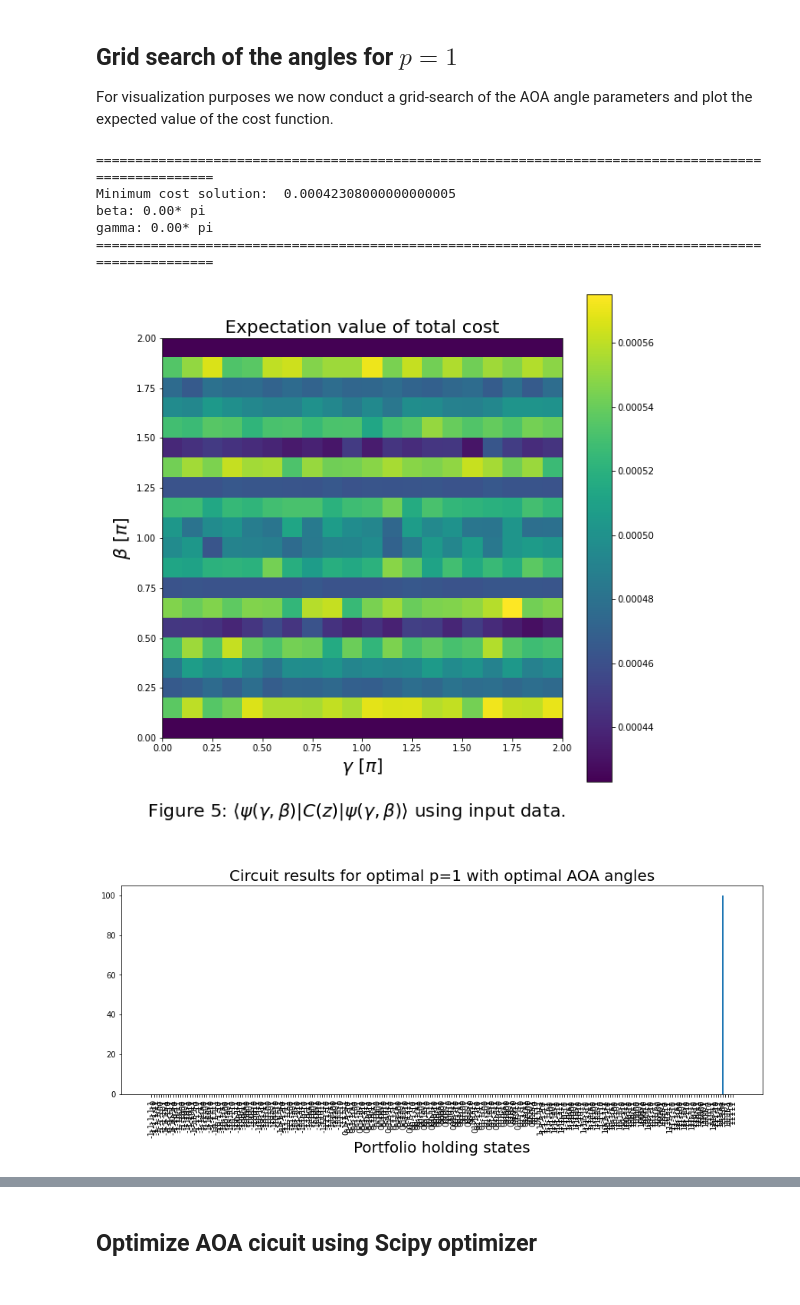
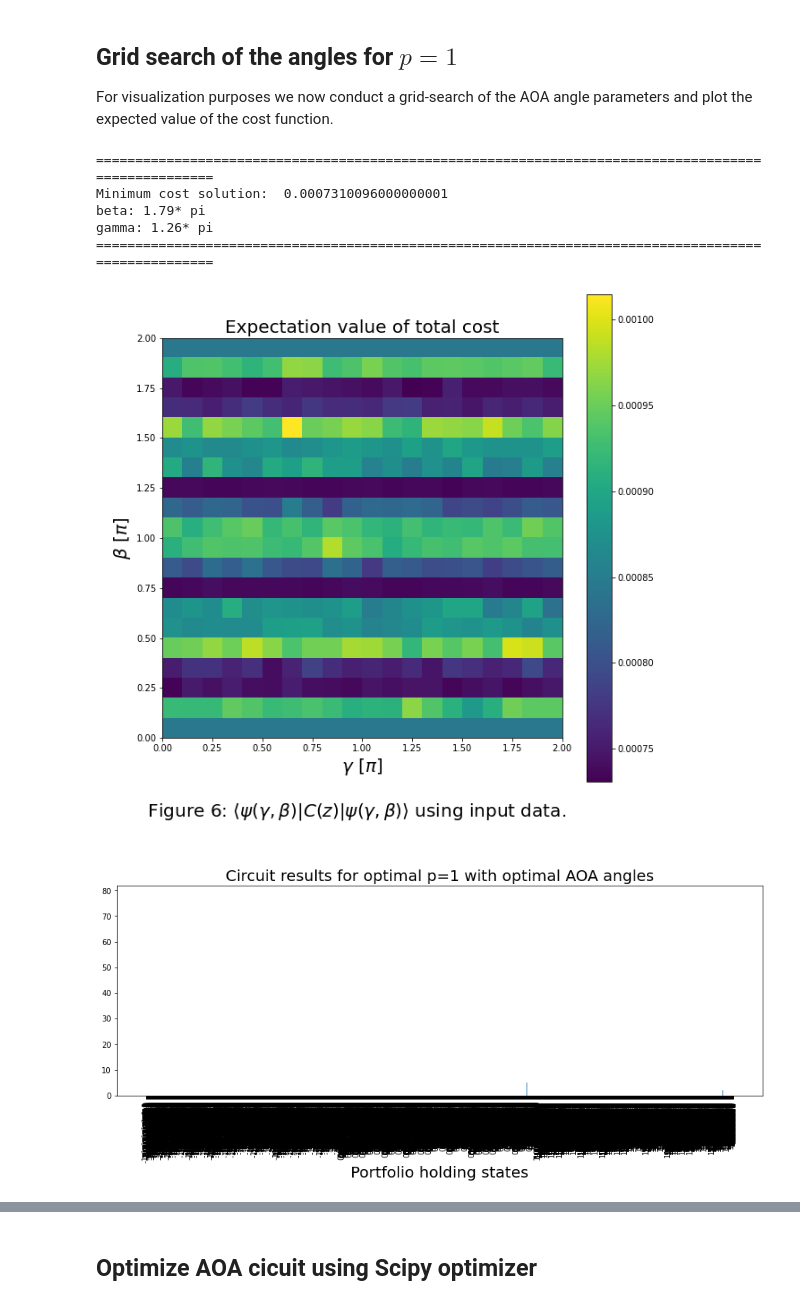
Before and after one commit to OscarJHernandez/qc_portfolio_optimization, a Jupyter notebook: Final_notebook.ipynb, the cells around one changed output, grey strips where cells are left out. Cells and saved outputs as stored; diff of their text form; code cells hidden in the pictures.

Commit message:
updated the text and figures

```diff
--- a/Final_notebook.ipynb
+++ b/Final_notebook.ipynb
@@ -289,11 +334,11 @@ The autoreload extension is already loaded. To reload it, use:
 # Definition of parameters for the notebook
 # %%
 # Do you want to load the data from a file?
-load_from_file = False
-data_folder = 'results_N5'
+load_from_file = True
+data_folder = 'results_N8'
 
 # Define the number of portfolios to optimize
-N_portfolio = 5
+N_portfolio = 8
 
 # For the grid search
 N_grid=20
@@ -745,32 +758,32 @@ beta_grid = AOA_results['beta_grid']
 # %%
 extent = [0.0,2.0, 0.0, 2.0]
 
 print('='*100)
 print('Minimum cost solution: ', AOA_results['minimum_cost'])
 print('beta: {:.2f}* pi'.format(AOA_results['min_betas']/np.pi))
 print('gamma: {:.2f}* pi '.format(AOA_results['min_gamma']/np.pi))
 print('='*100)
 
 plt.figure(figsize=(10,10))
 plt.title('Expectation value of total cost',size=20)
 plt.imshow(total_cost_grid_AOA[::-1],extent=extent)
 plt.colorbar()
 plt.xlabel(r'$\gamma \ [\pi]$',size=20)
 plt.ylabel(r'$\beta \ [\pi]$',size=20)
 
 text = r'''
         Figure {}: $\langle \psi(\gamma,\beta)|C(z)|\psi(\gamma,\beta) \rangle$ using input data.
-        '''.format(5)
+        '''.format(6)
 plt.text(-.3,-0.5, text, ha='left', size=20)
 #plt.tight_layout()
 plt.show()
 # %% [output]
 ====================================================================================================
-Minimum cost solution:  0.00042308000000000005
-beta: 0.00* pi
-gamma: 0.00* pi
+Minimum cost solution:  0.0007310096000000001
+beta: 1.79* pi
+gamma: 1.26* pi
 ====================================================================================================
-[figure, old version]
+[figure, new version]
 # %%
 # Show the samples obtained from the experiments with the optimal angles
 
@@ -781,7 +794,7 @@ plt.xticks(rotation=90)
 plt.xlabel('Portfolio holding states',size=20)
 plt.show()
 # %% [output]
-[figure, old version]
+[figure, new version]
 # %%
 # Get the best results from the gridsearch
 
```
Also changed, not shown: parts of 30 cells of this notebook, 1 other file.
